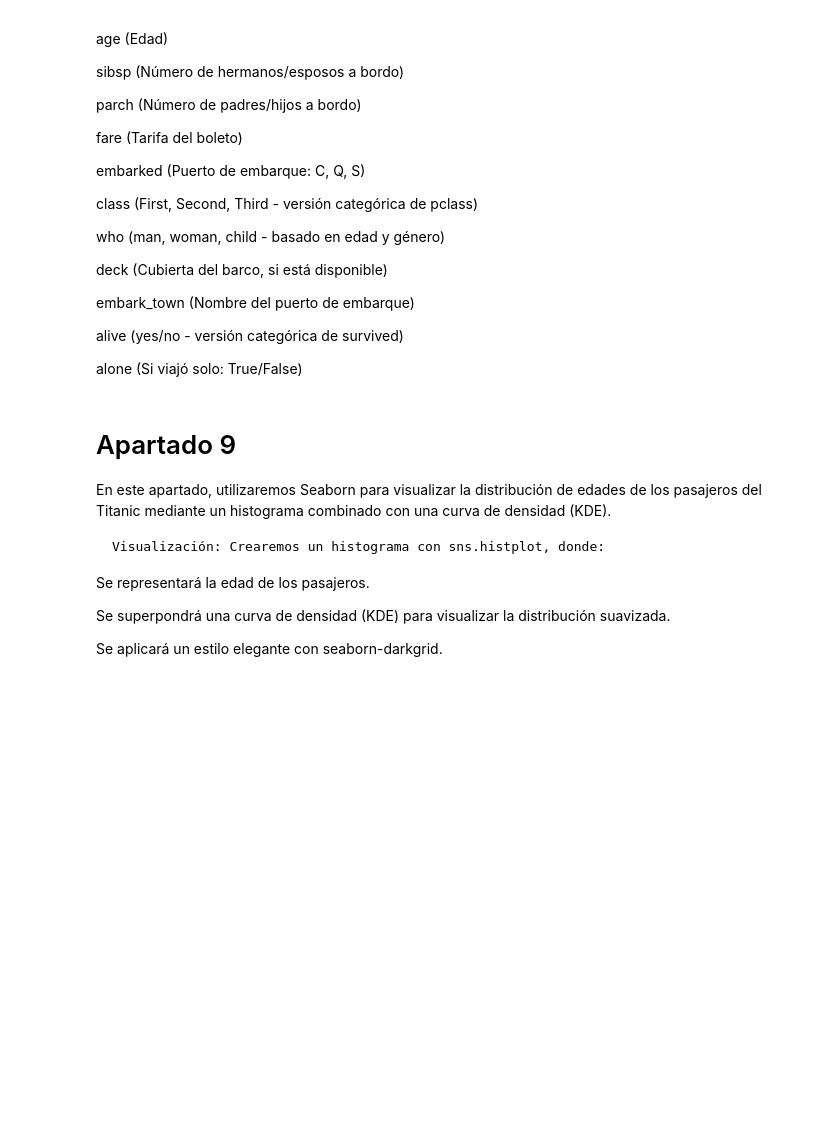
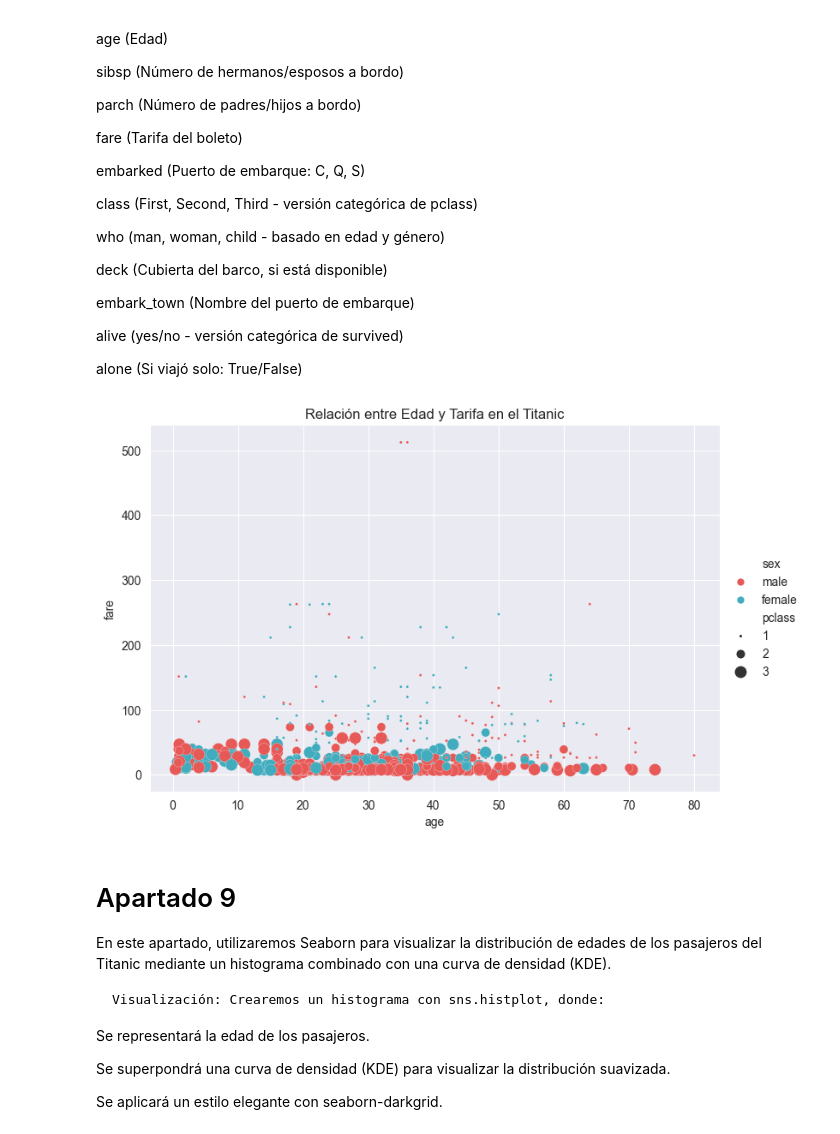
Before and after one commit to BigChunguus/ClaseIABD, a Jupyter notebook: PIA/pruebaPIA_1/UNIDAD_3/ACTIVIDAD10_ALEJANDRO/ARCHIVOS_TAREA/Actividad_10.ipynb, the cells around one changed output. Saved outputs shown, nothing was run; the diff lists cells and outputs as text; code cells hidden in the pictures; blank space fills up the shorter version.

```diff
--- a/PIA/pruebaPIA_1/UNIDAD_3/ACTIVIDAD10_ALEJANDRO/ARCHIVOS_TAREA/Actividad_10.ipynb
+++ b/PIA/pruebaPIA_1/UNIDAD_3/ACTIVIDAD10_ALEJANDRO/ARCHIVOS_TAREA/Actividad_10.ipynb
@@ -429,6 +541,25 @@ embark_town (Nombre del puerto de embarque)
 alive (yes/no - versión categórica de survived)
 
 alone (Si viajó solo: True/False)
+# %%
+# Apartado 8: Scatter plot de edad vs tarifa en el Titanic
+try:
+    titanic_df = sns.load_dataset('titanic')
+
+    # Definir colores personalizados
+    palette = {"male": "#e75957", "female": "#41acbd"}
+
+    # Gráfico de dispersión con relplot
+    sns.relplot(
+        data=titanic_df, x='age', y='fare', hue='sex', size='pclass',
+        sizes=(5, 100), aspect=1.5, palette=palette
+    )
+    plt.title('Relación entre Edad y Tarifa en el Titanic')
+    plt.show()
+except Exception as e:
+    print(f"Error al cargar los datos del Titanic: {e}")
+# %% [output]
+[figure, added]
 # %% [markdown]
 # Apartado 9
 
```
Also changed, not shown: parts of 17 cells of this notebook.
